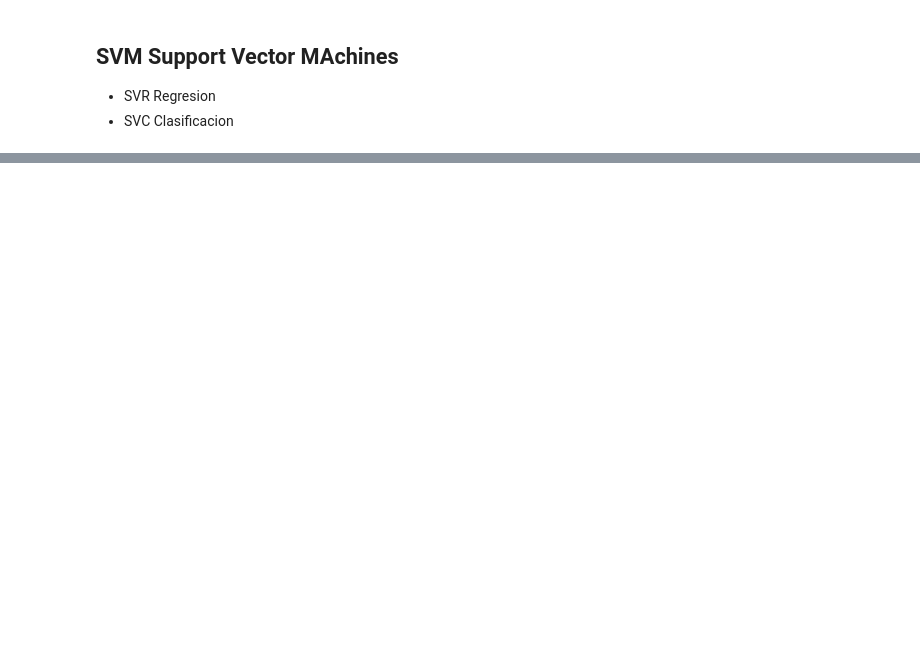
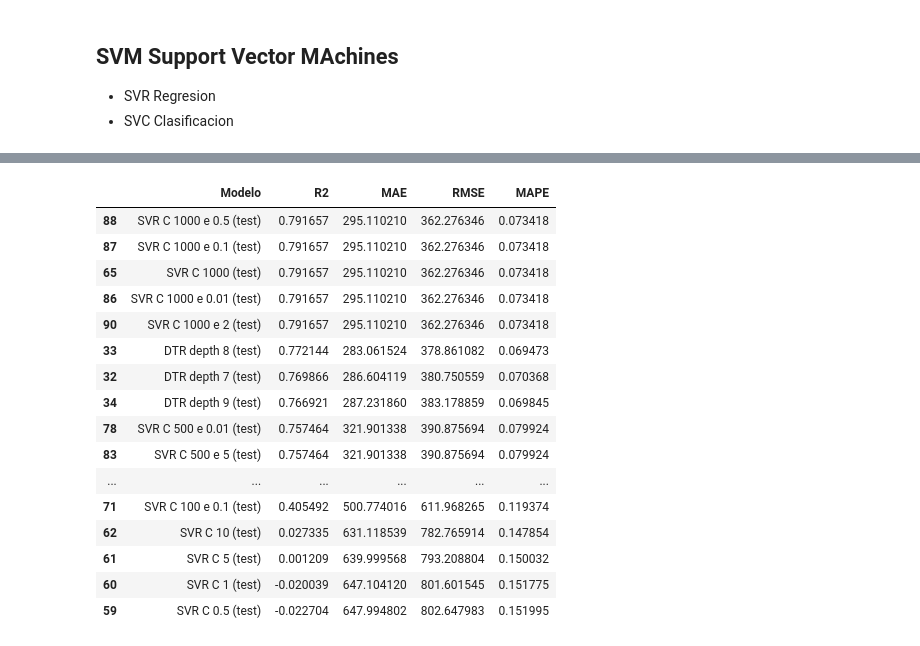
Before and after one commit to ceciorosco/Cecilia-Repositorio, a Jupyter notebook: Modulo 5/Regreciones_Cecilia.ipynb, the cells around one changed output, grey strips where cells are left out. Cells and saved outputs as stored; diff of their text form; code cells hidden in the pictures; blank space fills up the shorter version.

```diff
--- a/Modulo 5/Regreciones_Cecilia.ipynb
+++ b/Modulo 5/Regreciones_Cecilia.ipynb
@@ -746,0 +788,40 @@ df_resultados.sort_values('R2', ascending=False)[df_resultados['Modelo'].str.con
+# %%
+c_values = [100, 500, 1000, 5000, 10000, 50000, 800000]
+epsilon_values = [0.01, 0.1, 0.5, 1, 2, 5, 10, 100]
+X_train, X_test, y_train, y_test = train_test_split(X, y, test_size=0.20, random_state=42)
+
+
+
+for c in c_values:
+    for e in epsilon_values:
+        model = SVR(C=c) #valor de epsilon si es cercano a 0 no habra margen para error y produce overfitting
+        model.fit(X_train, y_train)
+
+        y_pred = model.predict(X_test)
+
+        r2 = r2_score(y_test, y_pred)
+        mae = mean_absolute_error(y_test, y_pred)
+        rmse = root_mean_squared_error(y_test, y_pred)
+        mape = mean_absolute_percentage_error(y_test, y_pred)
+
+        df_resultados.loc[len(df_resultados)] = [f'SVR C {c} e {e} (test)' , r2, mae, rmse, mape]
+
+df_resultados.sort_values('R2', ascending=False)[df_resultados['Modelo'].str.contains('test')].tail(30)
+# %% [output]
+|  | Modelo | R2 | MAE | RMSE | MAPE |
+| 88 | SVR C 1000 e 0.5 (test) | 0.791657 | 295.110210 | 362.276346 | 0.073418 |
+| 87 | SVR C 1000 e 0.1 (test) | 0.791657 | 295.110210 | 362.276346 | 0.073418 |
+| 65 | SVR C 1000 (test) | 0.791657 | 295.110210 | 362.276346 | 0.073418 |
+| 86 | SVR C 1000 e 0.01 (test) | 0.791657 | 295.110210 | 362.276346 | 0.073418 |
+| 90 | SVR C 1000 e 2 (test) | 0.791657 | 295.110210 | 362.276346 | 0.073418 |
+| 33 | DTR depth 8 (test) | 0.772144 | 283.061524 | 378.861082 | 0.069473 |
+| 32 | DTR depth 7 (test) | 0.769866 | 286.604119 | 380.750559 | 0.070368 |
+| 34 | DTR depth 9 (test) | 0.766921 | 287.231860 | 383.178859 | 0.069845 |
+| 78 | SVR C 500 e 0.01 (test) | 0.757464 | 321.901338 | 390.875694 | 0.079924 |
+| 83 | SVR C 500 e 5 (test) | 0.757464 | 321.901338 | 390.875694 | 0.079924 |
+| ... | ... | ... | ... | ... | ... |
+| 71 | SVR C 100 e 0.1 (test) | 0.405492 | 500.774016 | 611.968265 | 0.119374 |
+| 62 | SVR C 10 (test) | 0.027335 | 631.118539 | 782.765914 | 0.147854 |
+| 61 | SVR C 5 (test) | 0.001209 | 639.999568 | 793.208804 | 0.150032 |
+| 60 | SVR C 1 (test) | -0.020039 | 647.104120 | 801.601545 | 0.151775 |
+| 59 | SVR C 0.5 (test) | -0.022704 | 647.994802 | 802.647983 | 0.151995 |
```
Also changed, not shown: parts of 10 cells of this notebook, 1 other file.
